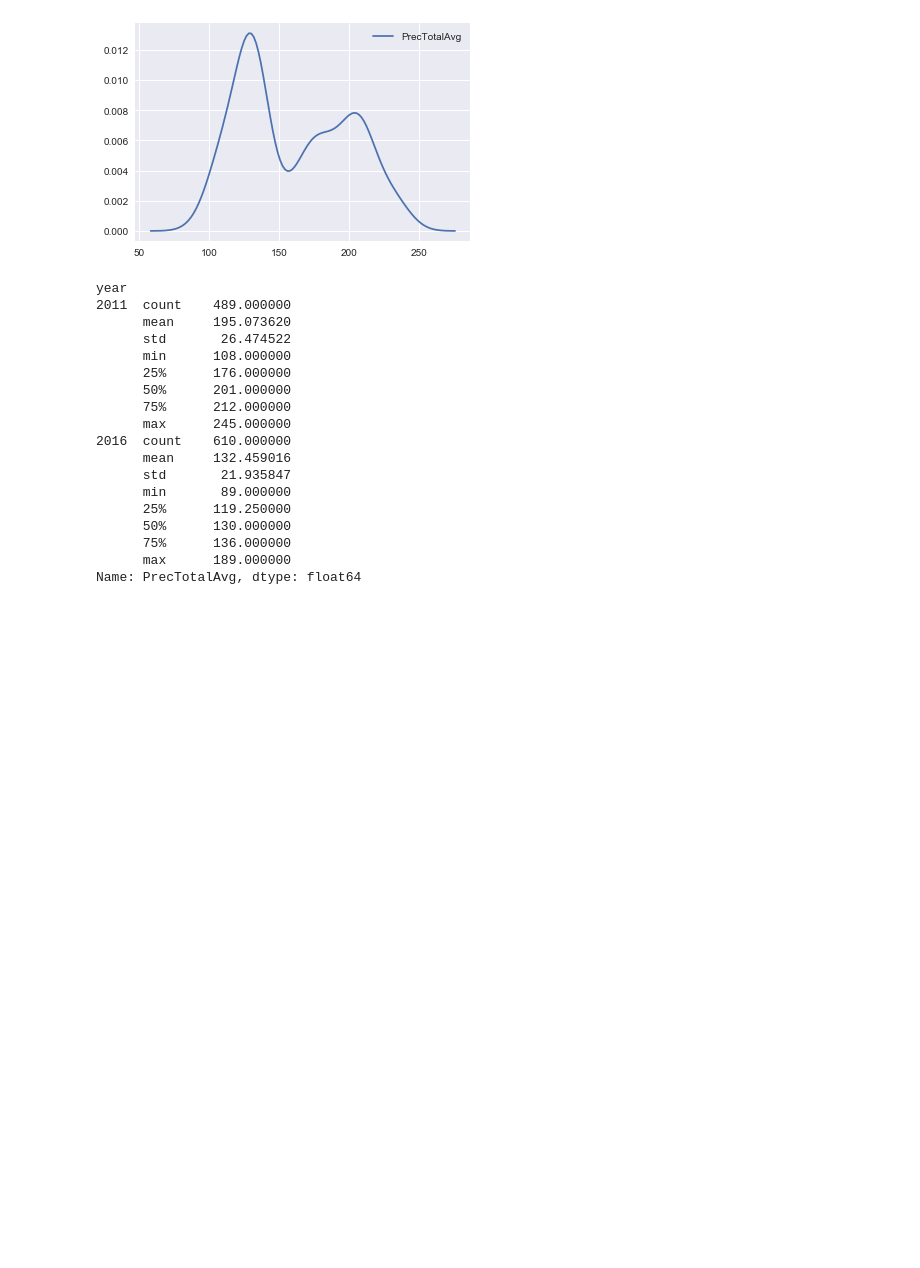
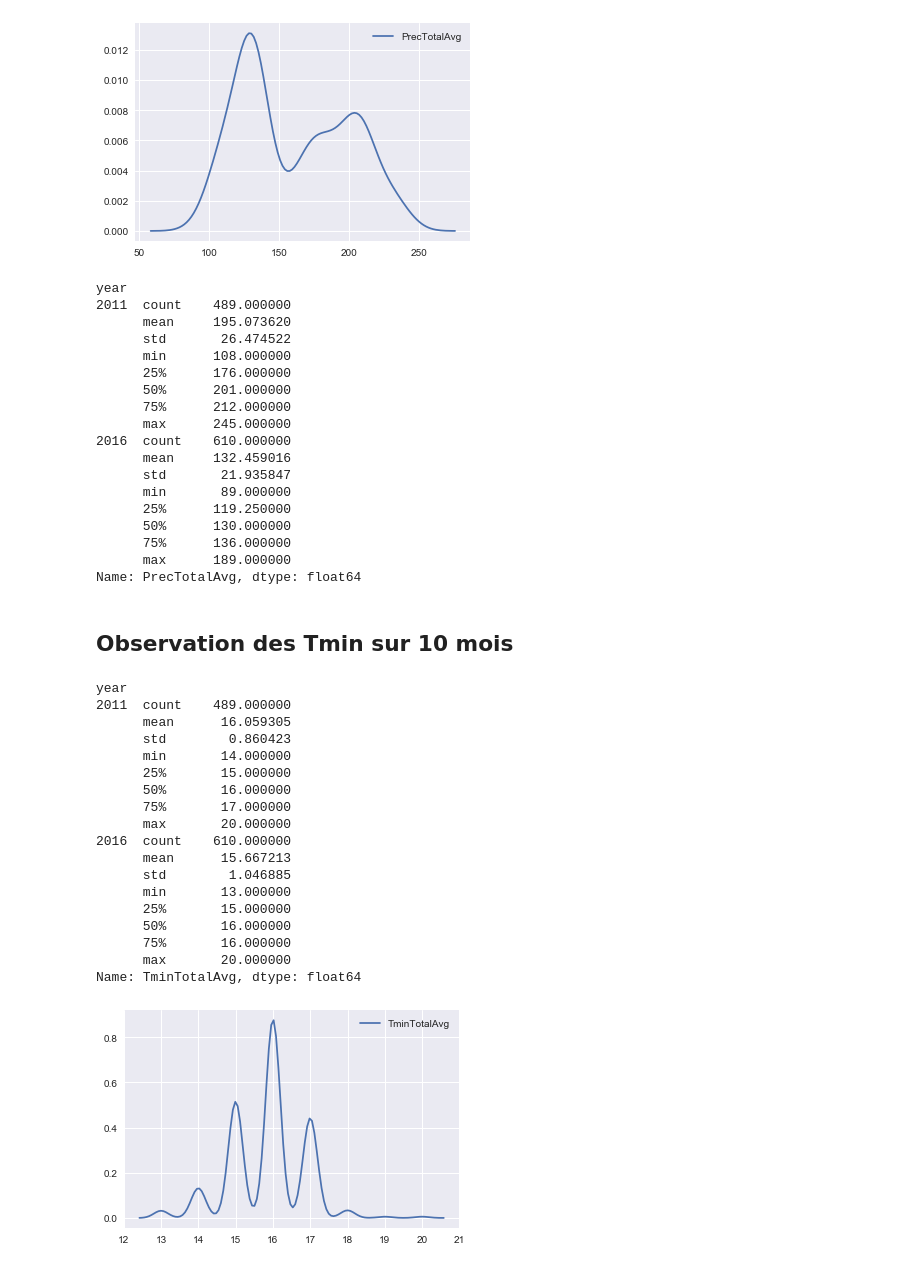
Before and after one commit to ThibaultSchowing/Bachelor_Thesis_2017_Sources, a Jupyter notebook: Notebook/Plot_data_withClimat/Plot climatic datas.ipynb, the cells around one changed output. Saved outputs shown, nothing was run; the diff lists cells and outputs as text; code cells hidden in the pictures; blank space fills up the shorter version.

```diff
--- a/Notebook/Plot_data_withClimat/Plot climatic datas.ipynb
+++ b/Notebook/Plot_data_withClimat/Plot climatic datas.ipynb
@@ -6,15 +13,15 @@ import seaborn as sns
 %matplotlib inline
 # %%
 # Read the CSV file (utf-8 encoded)
-df = pd.read_csv('DataWithClimat_v1_utf-8.csv', header=0, sep=',', index_col=0, parse_dates=False, encoding='utf-8')
+df = pd.read_csv('DataWithClimat_v2_utf-8.csv', header=0, sep=',', index_col=0, parse_dates=False, encoding='utf-8')
 
 
-
+'''
 
 
 # Convert Date string to Datetime format
 for index, row in df.iterrows():
-    date = datetime.strptime(row['Fecha Analysis'], '%Y-%m-%d %H:%M:%S')
+    date = datetime.strptime(str(row['Fecha Analysis']), '%Y-%m-%d %H:%M:%S')
     df.set_value(index,'Fecha Analysis', date)
 
 # remove the only raws from 2013
@@ -30,5 +37,5 @@ df['year'] = ""
 for index, row in df.iterrows():
     df.set_value(index,'year', row['Fecha Analysis'].year)
 
-df.columns
+df.columns'''
 # %% [output]
@@ -58,6 +58,6 @@ cols = ['Malla 17-18','Malla 14-16','Malla <13','Negros y vinagres','Broca','Bro
          'dtr5','dtr6','dtr7','dtr8','dtr9','dtr10']
 
 #df[cols] = df[cols].replace(',','.')
-
+'''
 for c in cols:
-    df[c] = df[c].replace(to_replace=',', value='.', regex=True)
+    df[c] = df[c].replace(to_replace=',', value='.', regex=True)'''
@@ -68,7 +70,7 @@ df[cols] = df[cols].apply(pd.to_numeric)
 precs = ['prec1','prec2','prec3','prec4','prec5','prec6','prec7','prec8','prec9','prec10']
 tmins = ['tmin1','tmin2','tmin3','tmin4','tmin5','tmin6','tmin7','tmin8','tmin9','tmin10']
 tmaxs = ['tmax1','tmax2','tmax3','tmax4','tmax5','tmax6','tmax7','tmax8','tmax9','tmax10']
-tmeans = ['tmean1','tmean2','tmean3','tmean4','tmean5','tmean6','tmean7','tmean8','tmean9','tmeain10']
+tmeans = ['tmean1','tmean2','tmean3','tmean4','tmean5','tmean6','tmean7','tmean8','tmean9','tmean10']
 dtrs = ['dtr1','dtr2','dtr3','dtr4','dtr5','dtr6','dtr7','dtr8','dtr9','dtr10']
 
 # Moyenne sur les 10 mois de mesures
@@ -93,0 +92,17 @@ print(type(df['Puntaje Total'][1]))
+# %%
+print(type(df['Puntaje Total'][1]))
+
+catacionpts = ['Aroma-Fragancia','Acidez','Cuerpo','Sabor residual',
+               'Sabor','Dulzor','Uniformidad','Balance','Taza limpia','Puntaje catador']
+
+for index, row in df.iterrows():
+        if row['Puntaje Total'] > 100:
+            print index, row['Puntaje Total']
+            df.set_value(index, 'Puntaje catador', 6.9)
+            print row[catacionpts].sum()
+
+            df.set_value(index, 'Puntaje Total', row[catacionpts].sum())
+
+for index, row in df.iterrows():
+        if row['Puntaje Total'] > 100:
+            print index, row['Puntaje Total']
@@ -120,3 +147,30 @@ year
       75%      136.000000
       max      189.000000
 Name: PrecTotalAvg, dtype: float64
+# %% [markdown]
+## Observation des Tmin sur 10 mois
+# %%
+sns.kdeplot(df.TminTotalAvg)
+tmin_groupby_year = df['TminTotalAvg'].groupby(df['year'])
+
+tmin_groupby_year.describe()
+# %% [output]
+year
+2011  count    489.000000
+      mean      16.059305
+      std        0.860423
+      min       14.000000
+      25%       15.000000
+      50%       16.000000
+      75%       17.000000
+      max       20.000000
+2016  count    610.000000
+      mean      15.667213
+      std        1.046885
+      min       13.000000
+      25%       15.000000
+      50%       16.000000
+      75%       16.000000
+      max       20.000000
+Name: TminTotalAvg, dtype: float64
+[figure, added]
```
Also changed, not shown: parts of 35 cells of this notebook, 3 other files.
